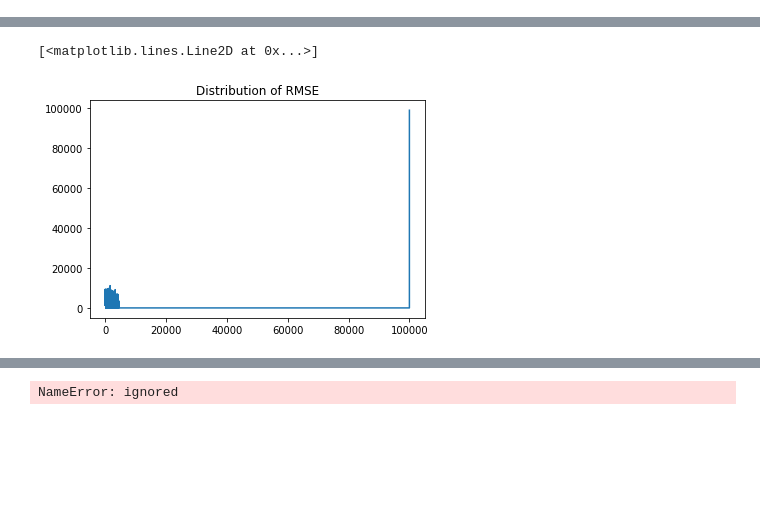
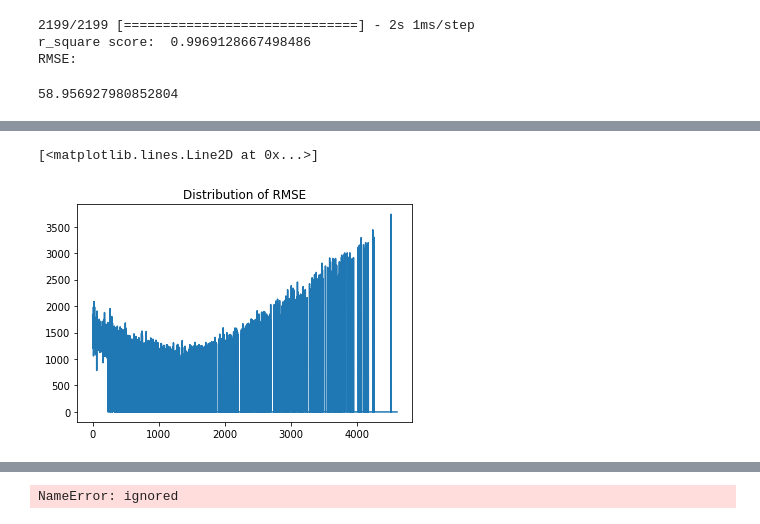
Before and after one commit to harel-coffee/pouw-auto, a Jupyter notebook: 4Neural_Network_Regression.ipynb, the cells around one changed output, grey strips where cells are left out. Cells and saved outputs as stored; diff of their text form; code cells hidden in the pictures; blank space fills up the shorter version.

```diff
--- a/4Neural_Network_Regression.ipynb
+++ b/4Neural_Network_Regression.ipynb
@@ -11,9 +11,12 @@ from sklearn.tree import DecisionTreeRegressor
 import time
 
 df = pd.read_csv('/content/sample_data/C-instances-runtime-analysis.csv')
-#df = df[df['n/m'] !=2]
+for i in range(df.shape[0]):
+  if(df.iloc[i]['y'] == 99999):
+    df.loc[i, 'y'] = 4510
+
 print(df.shape[0])
-
+print(df['y'].max())
 shuffled = df.sample(frac=1).reset_index()
 
 columns_dont_want = ['y', 'index', 'inst.name','type', 'CPLEXStatus']
@@ -73,7 +78,7 @@ from tensorflow import keras
 
 def custom_activation(x):
     #return K.relu(tensorflow.subtract(x,-1)) - K.relu(tensorflow.subtract(x,1))
-    return 99999*1/(1+K.exp(-x))
+    return 4510*1/(1+K.exp(-x))
 
 get_custom_objects().update({'custom_activation': Activation(custom_activation)})
 
@@ -122,7 +127,7 @@ X_test = sc.transform(X_test)
 #y_train = sc2.fit_transform(y_train.values.reshape(-1,1))
 #y_test = sc2.transform(y_test.values.reshape(-1,1))
 
-estimator = KerasRegressor(build_fn=make_model, epochs=15, batch_size=128, verbose=1)
+estimator = KerasRegressor(build_fn=make_model, epochs=20, batch_size=128, verbose=1)
 
 #history=estimator.fit(X_train,y_train)
 from keras.metrics import accuracy
@@ -154,14 +159,37 @@ Epoch 15/15
+# %%
+from sklearn.metrics import r2_score
+prediction = estimator.predict(X_test)
+print("r_square score: ", r2_score(y_test,prediction))
+#y_test = sc2.inverse_transform(y_test.reshape(-1,1))
+yy = np.array(y_test)
+#prediction = sc2.inverse_transform(prediction.reshape(-1,1))
+predd = np.array(prediction)
+
+from sklearn.metrics import mean_squared_error
+from math import sqrt
+
+print("RMSE:")
+sqrt(mean_squared_error(yy, predd))
+# %% [output]
+2199/2199 [==============================] - 2s 1ms/step
+r_square score:  0.9969128667498486
+RMSE:
+58.956927980852804
 # %%
 X_test_tmp = pd.DataFrame(X_test, columns = X_test_copy.columns)
 tmp = X_test_tmp
-tmp['y'] = y
+tmp['y'] = y_test
 
 uniq = tmp['y'].unique()
+print(tmp.shape[0])
+print(X_test_tmp.shape[0])
+print(y_test.shape[0])
+
 
 all_dict = {elem: pd.DataFrame() for elem in uniq}
 
-results = np.zeros(100000)
-for i in range(100000):
+results = np.zeros(4600)
+for i in range(4580):
   results[i]=0
 
 from sklearn.metrics import mean_squared_error
@@ -170,13 +198,16 @@ from math import sqrt
 
 for key in all_dict:
   all_dict[key] = tmp[:][tmp['y'] == key]
+  #print(all_dict[key].shape[0])
+  y_test_key = all_dict[key]['y']
   X_test_key = all_dict[key].drop(['y'], axis = 1)
-  y_test_key = all_dict[key]['y']
+  #print(X_test_key.shape[0])
+  if(X_test_key.shape[0] == 0):
+    continue
   predicted = estimator.predict(X_test_key)
-  if(key == 99999):
-    print(predicted)
   predd = np.array(predicted)
   yy = np.array(y_test_key)
+  key = int(key)
   results[key] = sqrt(mean_squared_error(yy, predd))
 
 plt.title('Distribution of RMSE')
@@ -202,2 +233,2 @@ plt.plot(results)
 [<matplotlib.lines.Line2D at 0x...>]
-[figure, old version]
+[figure, new version]
```
Also changed, not shown: parts of 14 cells of this notebook.
